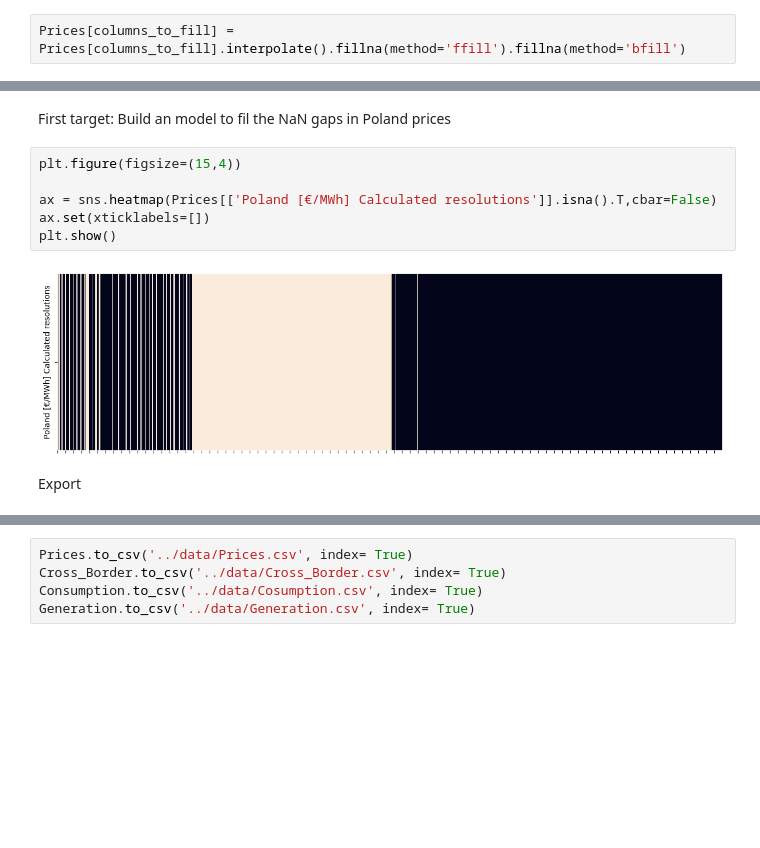
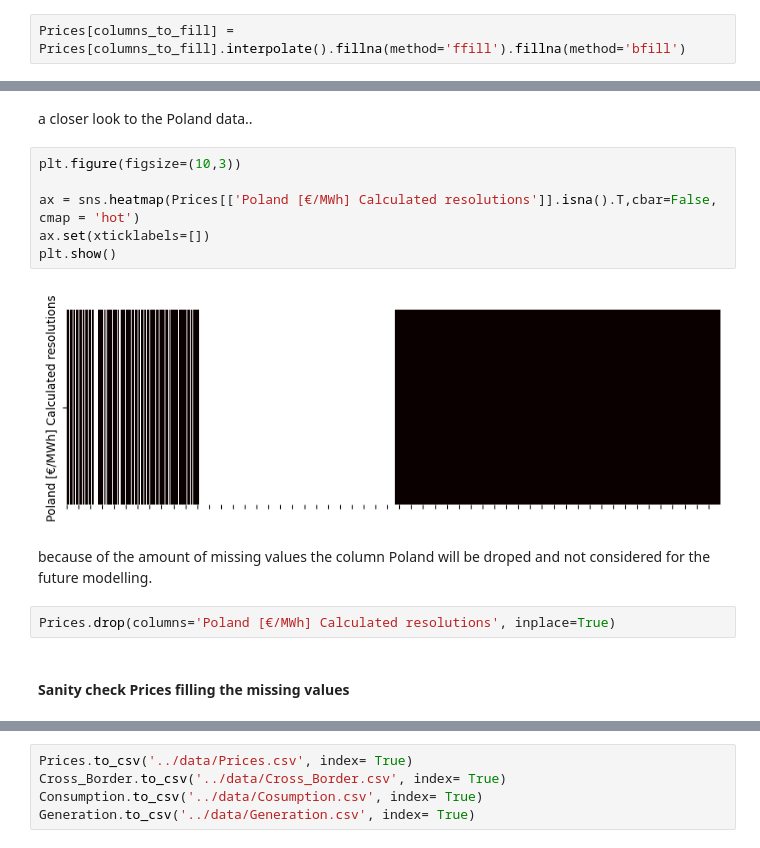
Before and after one commit to bennymiddel/Public, a Jupyter notebook: notebooks/01-data-loading-cleaning.ipynb, the cells around one changed output, grey strips where cells are left out. Cells and saved outputs as stored; diff of their text form; blank space fills up the shorter version.

Commit message:
data loading and cleaning complete.

```diff
--- a/notebooks/01-data-loading-cleaning.ipynb
+++ b/notebooks/01-data-loading-cleaning.ipynb
@@ -556,15 +550,19 @@ Northern Italy [€/MWh] Calculated resolutions             0
 Slovenia [€/MWh] Calculated resolutions                   0
 Hungary [€/MWh] Calculated resolutions                    0
 dtype: int64
-# %% [markdown]
-First target: Build an model to fil the NaN gaps in Poland prices
+# %% [markdown]
+a closer look to the Poland data..
 # %%
-plt.figure(figsize=(15,4))
+plt.figure(figsize=(10,3))
 
-ax = sns.heatmap(Prices[['Poland [€/MWh] Calculated resolutions']].isna().T,cbar=False)
+ax = sns.heatmap(Prices[['Poland [€/MWh] Calculated resolutions']].isna().T,cbar=False, cmap = 'hot')
 ax.set(xticklabels=[])
 plt.show()
 # %% [output]
-[figure, old version]
+[figure, new version]
-# %% [markdown]
-Export
+# %% [markdown]
+because of the amount of missing values the column Poland will be droped and not considered for the future modelling.
+# %%
+Prices.drop(columns='Poland [€/MWh] Calculated resolutions', inplace=True)
+# %% [markdown]
+#### Sanity check Prices filling the missing values
```
Also changed, not shown: parts of 58 cells of this notebook.
